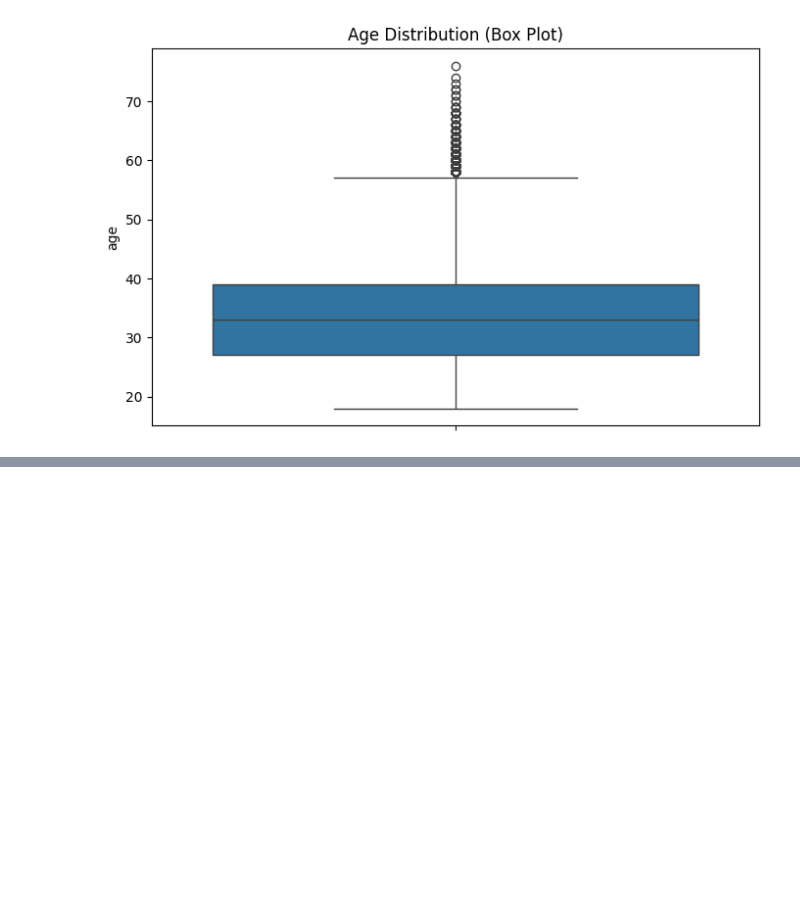
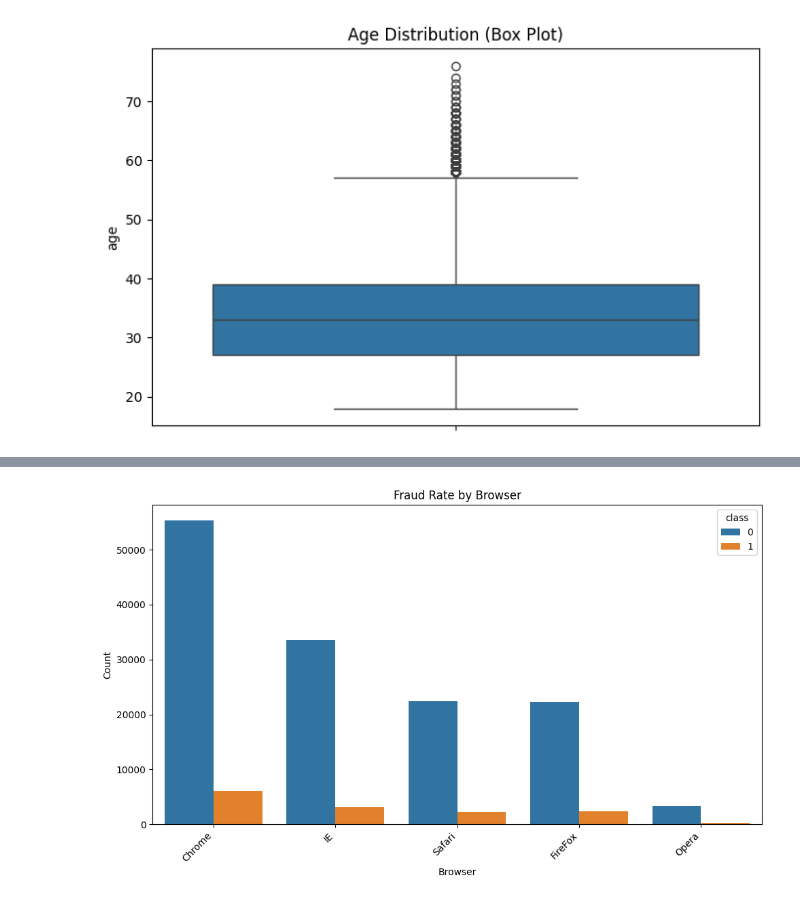
Before and after one commit to surak-alf/Fraud_Detection, a Jupyter notebook: notebook/data_analysis.ipynb, the cells around one changed output, grey strips where cells are left out. Drawn from its saved outputs; the diff is of its cells as text; code cells hidden in the pictures; blank space fills up the shorter version.

```diff
--- a/notebook/data_analysis.ipynb
+++ b/notebook/data_analysis.ipynb
@@ -118,0 +134,12 @@ univariate_analysis(fraud_data)
+# %%
+#  Fraud Rate by Browser
+plt.figure(figsize=(10, 6))
+sns.countplot(x='browser', hue='class', data=fraud_data, order=fraud_data['browser'].value_counts().index[:10]) # Show top 10
+plt.title('Fraud Rate by Browser')
+plt.xlabel('Browser')
+plt.ylabel('Count')
+plt.xticks(rotation=45, ha='right')
+plt.tight_layout()
+plt.show()
+# %% [output]
+[figure, added]
```
Also changed, not shown: parts of 17 cells of this notebook.
